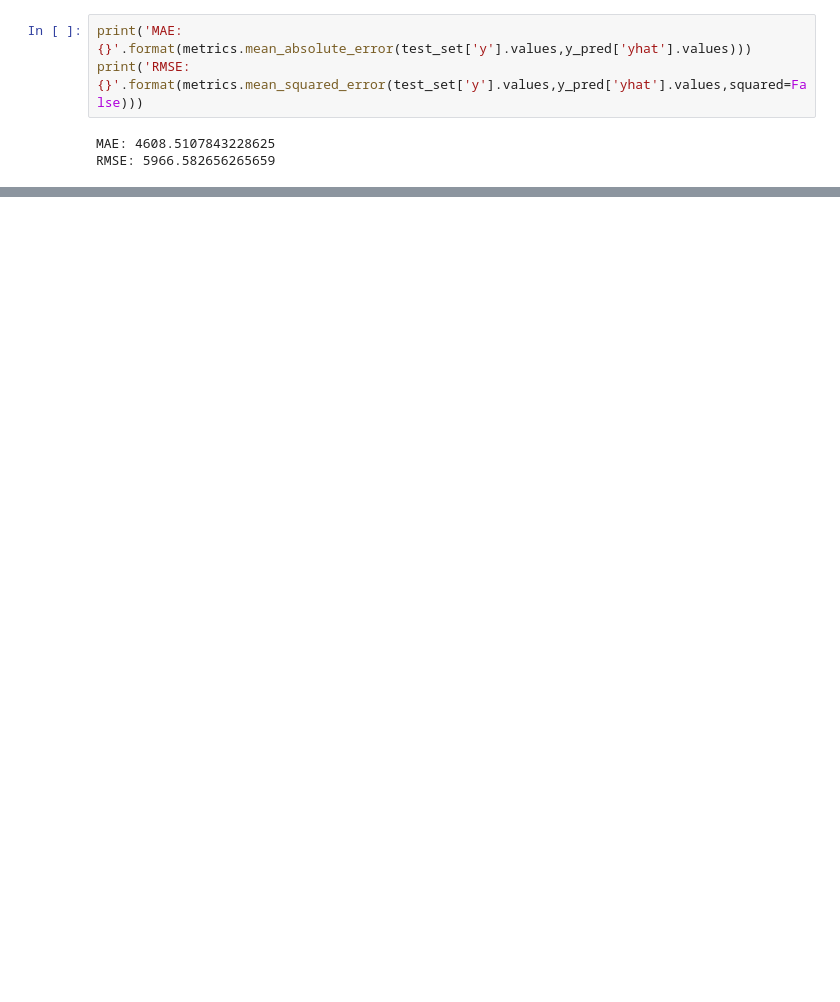
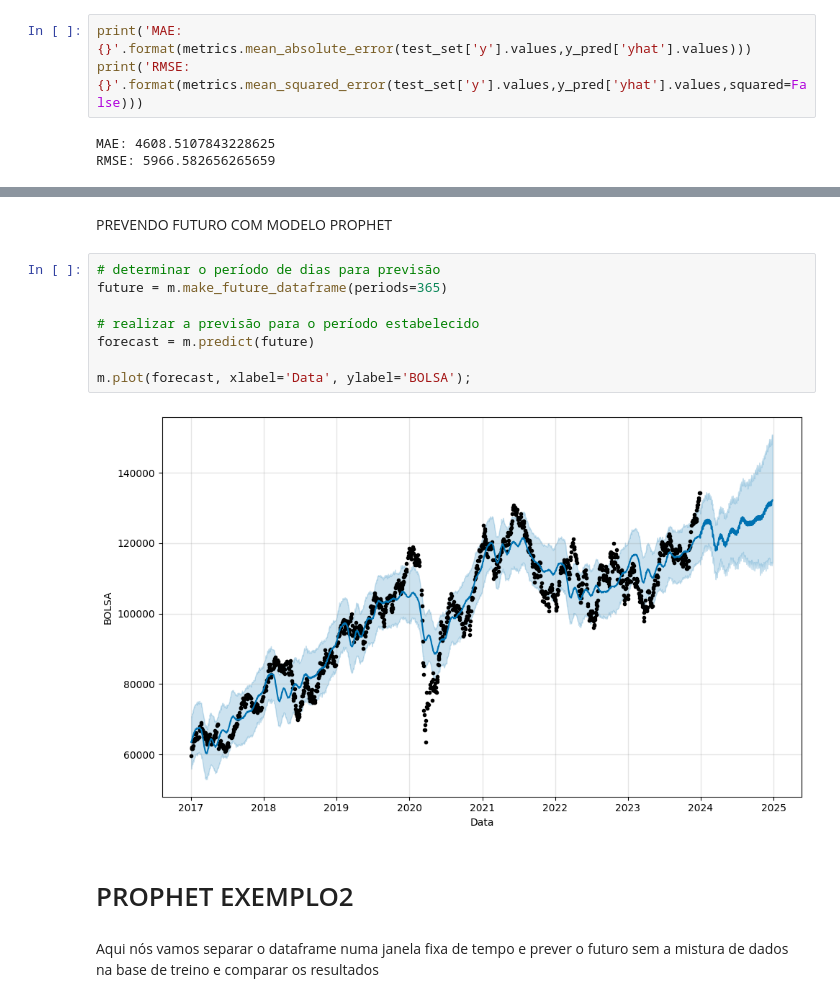
Before and after one commit to victorlamana/PosTech_DataAnalytics-Main, a Jupyter notebook: FASE2/TECH-CHALLENGE/ProphetModel.ipynb, the cells around one changed output, grey strips where cells are left out. Cells and saved outputs as stored; diff of their text form; blank space fills up the shorter version.

Commit message:
prophet-example2

```diff
--- a/FASE2/TECH-CHALLENGE/ProphetModel.ipynb
+++ b/FASE2/TECH-CHALLENGE/ProphetModel.ipynb
@@ -98,0 +160,16 @@ O RMSE é uma métrica que leva em consideração a magnitude dos erros quadrát
+# %% [markdown]
+PREVENDO FUTURO COM MODELO PROPHET
+# %%
+# determinar o período de dias para previsão
+future = m.make_future_dataframe(periods=365)
+
+# realizar a previsão para o período estabelecido
+forecast = m.predict(future)
+
+m.plot(forecast, xlabel='Data', ylabel='BOLSA');
+# %% [output]
+[figure, added]
+# %% [markdown]
+# PROPHET EXEMPLO2
+# %% [markdown]
+Aqui nós vamos separar o dataframe numa janela fixa de tempo e prever o futuro sem a mistura de dados na base de treino e comparar os resultados
```
Also changed, not shown: parts of 20 cells of this notebook.
